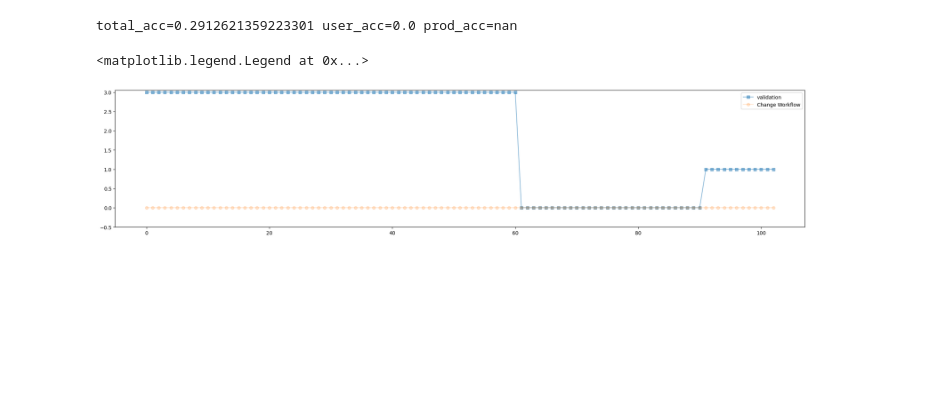
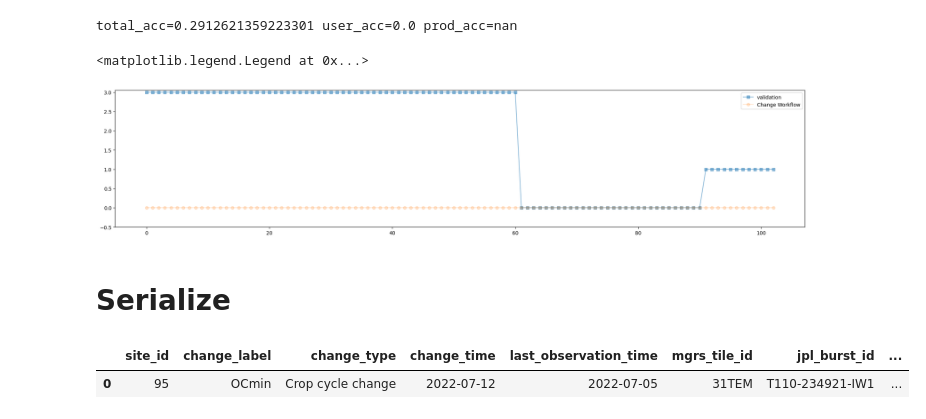
Before and after one commit to OPERA-Cal-Val/dist-s1-validation-harness, a Jupyter notebook: ts-explore-by-site-stream.ipynb, the cells around one changed output. Cells and saved outputs as stored; diff of their text form; code cells hidden in the pictures; blank space fills up the shorter version.

Commit message:
serialize data

```diff
--- a/ts-explore-by-site-stream.ipynb
+++ b/ts-explore-by-site-stream.ipynb
@@ -314,7 +323,7 @@ def get_user_change_accuracy(y_val, y_obs) -> float:
 
 
 def get_producer_change_accuracy(y_val, y_obs) -> float:
-    mask = y_val == 255
+    mask = (y_val == 255)
     y_obs_is_1 = (y_obs == 1)
 
     if y_obs_is_1.sum() == 0:
@@ -340,3 +349,15 @@ plt.legend()
 # %% [output]
 <matplotlib.legend.Legend at 0x...>
 [figure]
+# %% [markdown]
+# Serialize
+# %%
+df_data = df_site.iloc[:1].copy()
+df_data.loc[:, 'jpl_burst_id'] = BURST_ID
+df_data['accuracy'] = total_acc
+df_data['user_accuracy'] = user_acc
+df_data['prod_accuracy'] = prod_acc
+df_data
+# %% [output]
+|  | site_id | change_label | change_type | change_time | last_observation_time | mgrs_tile_id | jpl_burst_id | ... |
+| 0 | 95 | OCmin | Crop cycle change | 2022-07-12 | 2022-07-05 | 31TEM | T110-234921-IW1 | ... |
```
Also changed, not shown: parts of 6 cells of this notebook, 1 other file.
